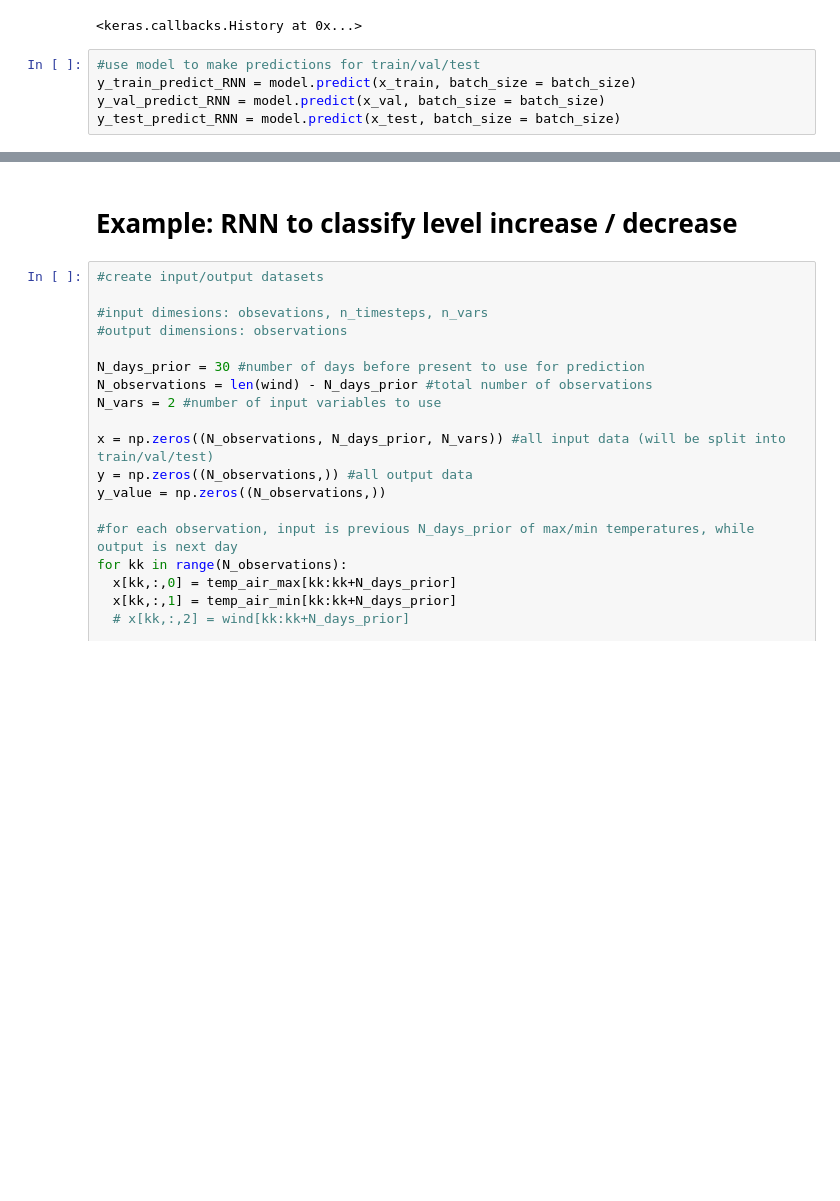
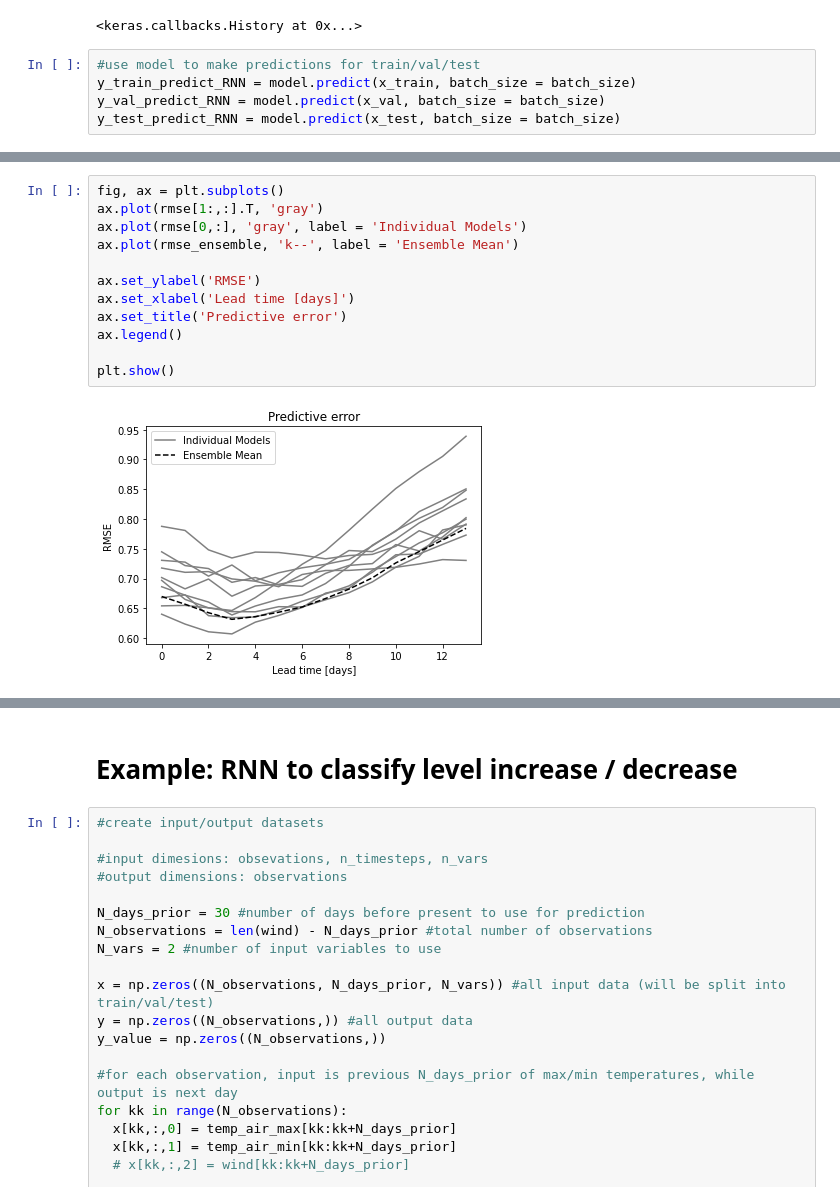
Before and after one commit to andersonsam/shuswap_lake_modelling, a Jupyter notebook: main_shuswap.ipynb, the cells around one changed output, grey strips where cells are left out. Saved outputs shown, nothing was run; the diff lists cells and outputs as text; blank space fills up the shorter version.

```diff
--- a/main_shuswap.ipynb
+++ b/main_shuswap.ipynb
@@ -427,0 +676,14 @@ plt.show()
+# %%
+fig, ax = plt.subplots()
+ax.plot(rmse[1:,:].T, 'gray')
+ax.plot(rmse[0,:], 'gray', label = 'Individual Models')
+ax.plot(rmse_ensemble, 'k--', label = 'Ensemble Mean')
+
+ax.set_ylabel('RMSE')
+ax.set_xlabel('Lead time [days]')
+ax.set_title('Predictive error')
+ax.legend()
+
+plt.show()
+# %% [output]
+[figure, added]
```
Also changed, not shown: parts of 25 cells of this notebook.
